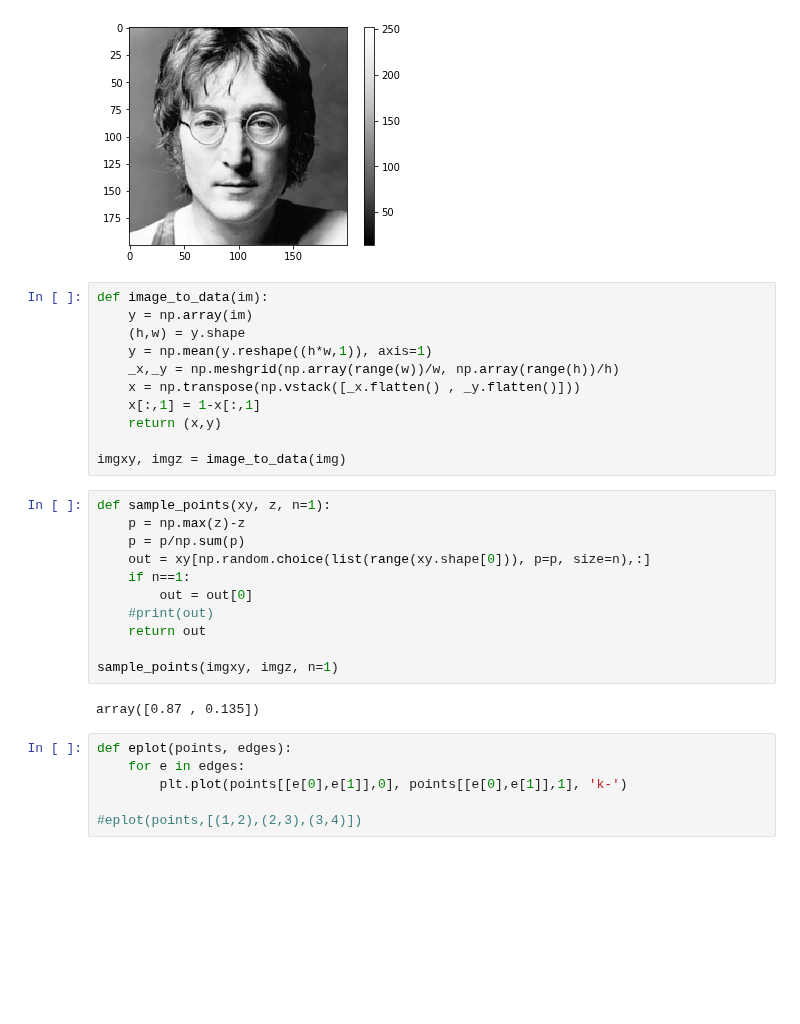
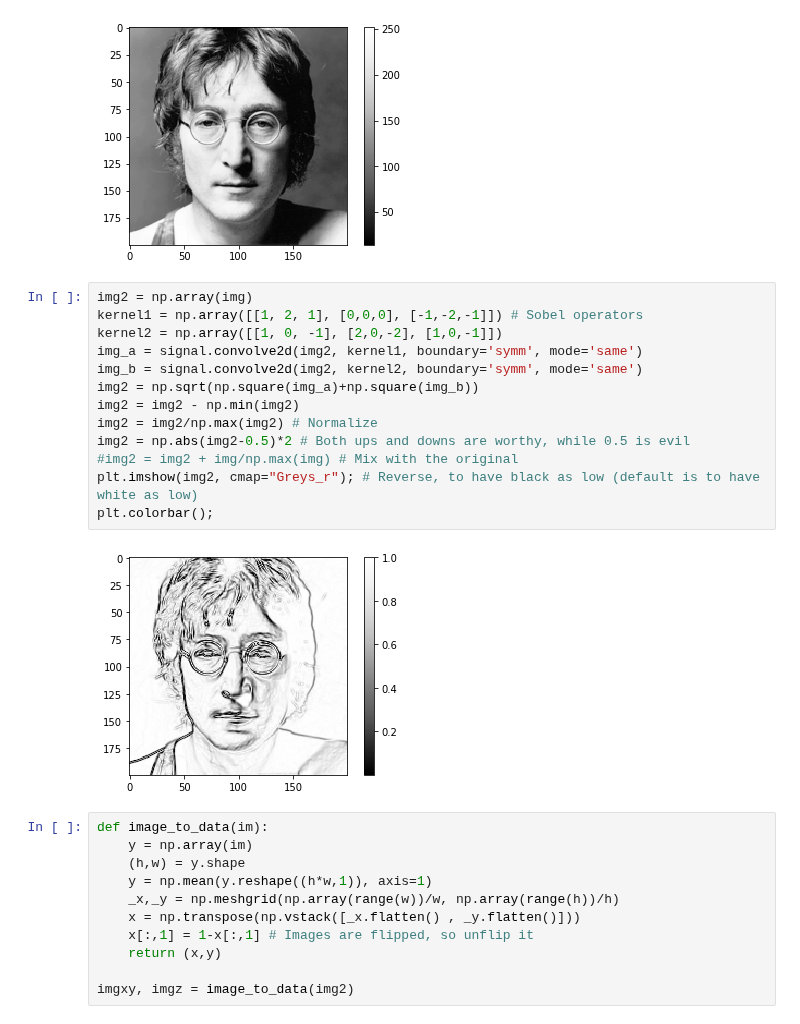
Before and after one commit to khakhalin/Sketches, a Jupyter notebook: procedural_art/mst-painter.ipynb, the cells around one changed output. Cells and saved outputs as stored; diff of their text form; blank space fills up the shorter version.

```diff
--- a/procedural_art/mst-painter.ipynb
+++ b/procedural_art/mst-painter.ipynb
@@ -20,6 +88,21 @@ plt.imshow(img, cmap="Greys_r"); # Reverse, to have black as low (default is to
 plt.colorbar();
 # %% [output]
 [figure]
+# %%
+img2 = np.array(img)
+kernel1 = np.array([[1, 2, 1], [0,0,0], [-1,-2,-1]]) # Sobel operators
+kernel2 = np.array([[1, 0, -1], [2,0,-2], [1,0,-1]])
+img_a = signal.convolve2d(img2, kernel1, boundary='symm', mode='same')
+img_b = signal.convolve2d(img2, kernel2, boundary='symm', mode='same')
+img2 = np.sqrt(np.square(img_a)+np.square(img_b))
+img2 = img2 - np.min(img2)
+img2 = img2/np.max(img2) # Normalize
+img2 = np.abs(img2-0.5)*2 # Both ups and downs are worthy, while 0.5 is evil
+#img2 = img2 + img/np.max(img) # Mix with the original
+plt.imshow(img2, cmap="Greys_r"); # Reverse, to have black as low (default is to have white as low)
+plt.colorbar();
+# %% [output]
+[figure, added]
 # %%
 def image_to_data(im):
     y = np.array(im)
@@ -27,26 +110,7 @@ def image_to_data(im):
     y = np.mean(y.reshape((h*w,1)), axis=1)
     _x,_y = np.meshgrid(np.array(range(w))/w, np.array(range(h))/h)
     x = np.transpose(np.vstack([_x.flatten() , _y.flatten()]))
-    x[:,1] = 1-x[:,1]
+    x[:,1] = 1-x[:,1] # Images are flipped, so unflip it
     return (x,y)
 
-imgxy, imgz = image_to_data(img)
+imgxy, imgz = image_to_data(img2)
-# %%
-def sample_points(xy, z, n=1):
-    p = np.max(z)-z
-    p = p/np.sum(p)
-    out = xy[np.random.choice(list(range(xy.shape[0])), p=p, size=n),:]
-    if n==1:
-        out = out[0]
-    #print(out)
-    return out
-
-sample_points(imgxy, imgz, n=1)
-# %% [output]
-array([0.87 , 0.135])
-# %%
-def eplot(points, edges):
-    for e in edges:
-        plt.plot(points[[e[0],e[1]],0], points[[e[0],e[1]],1], 'k-')
-
-#eplot(points,[(1,2),(2,3),(3,4)])
```
Also changed, not shown: parts of 9 cells of this notebook.
